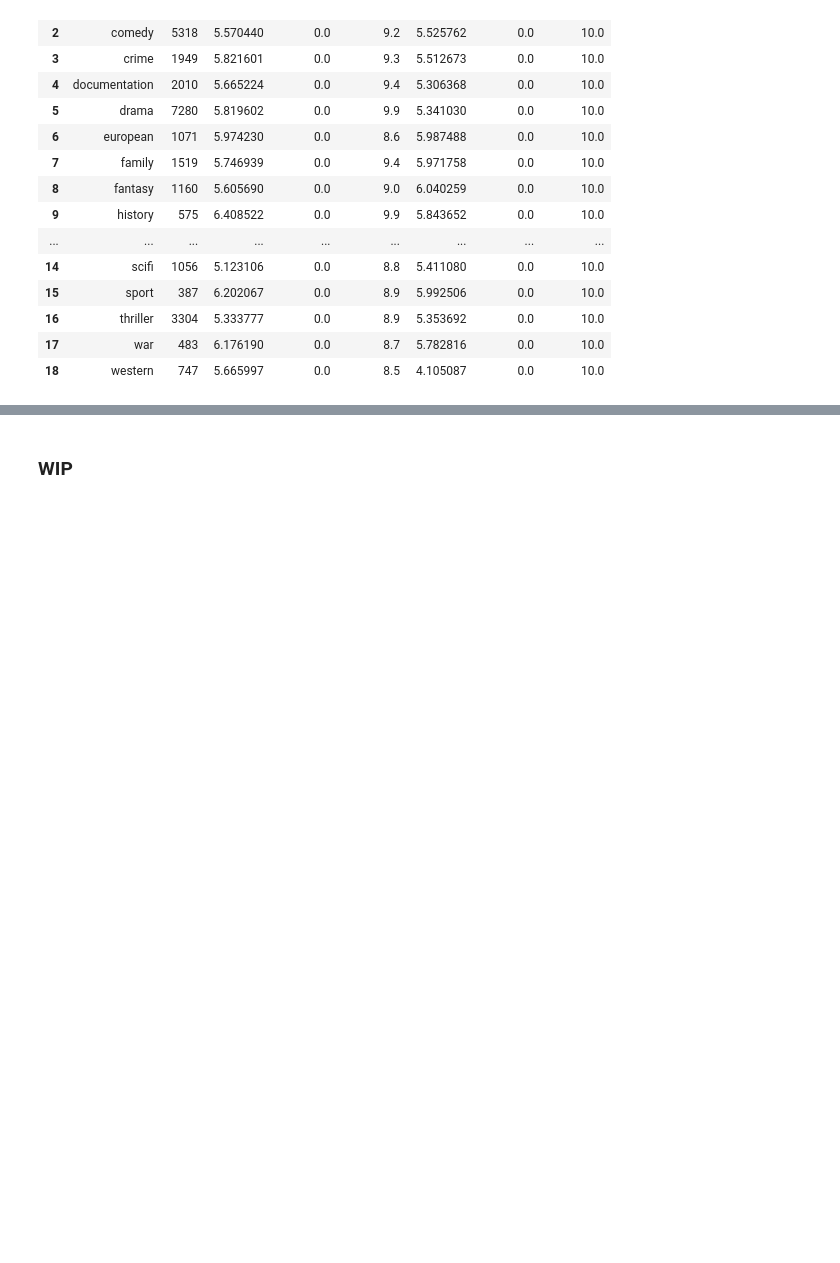
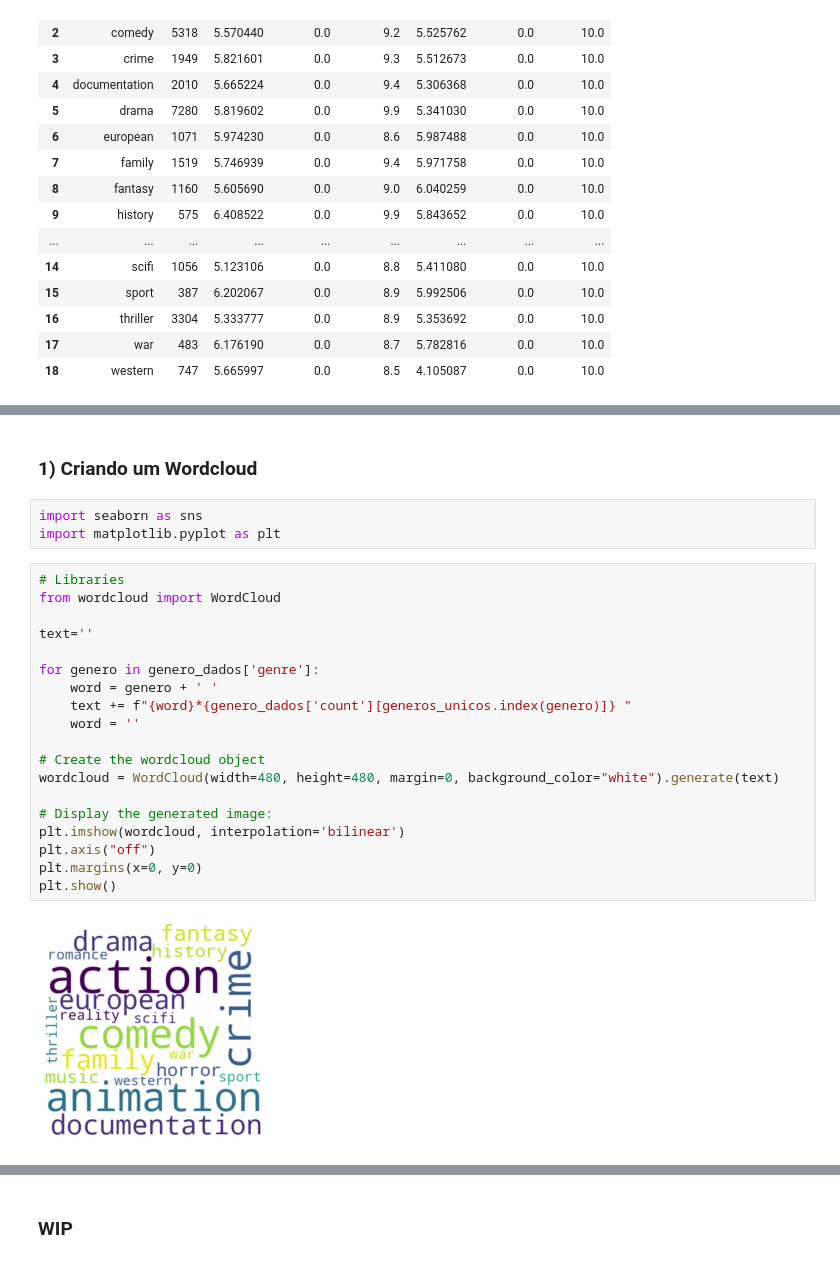
Before and after one commit to LVMRiba/MiniProjects, a Jupyter notebook: MiniProjects_3/Streaming.ipynb, the cells around one changed output, grey strips where cells are left out. Drawn from its saved outputs; the diff is of its cells as text; blank space fills up the shorter version.

```diff
--- a/MiniProjects_3/Streaming.ipynb
+++ b/MiniProjects_3/Streaming.ipynb
@@ -997,0 +1050,26 @@ genero_dados
+# %% [markdown]
+### 1) Criando um Wordcloud
+# %%
+import seaborn as sns
+import matplotlib.pyplot as plt
+# %%
+# Libraries
+from wordcloud import WordCloud
+
+text=''
+
+for genero in genero_dados['genre']:
+    word = genero + ' '
+    text += f"{word}*{genero_dados['count'][generos_unicos.index(genero)]} "
+    word = ''
+
+# Create the wordcloud object
+wordcloud = WordCloud(width=480, height=480, margin=0, background_color="white").generate(text)
+
+# Display the generated image:
+plt.imshow(wordcloud, interpolation='bilinear')
+plt.axis("off")
+plt.margins(x=0, y=0)
+plt.show()
+# %% [output]
+[figure, added]
```
Also changed, not shown: parts of 16 cells of this notebook.
